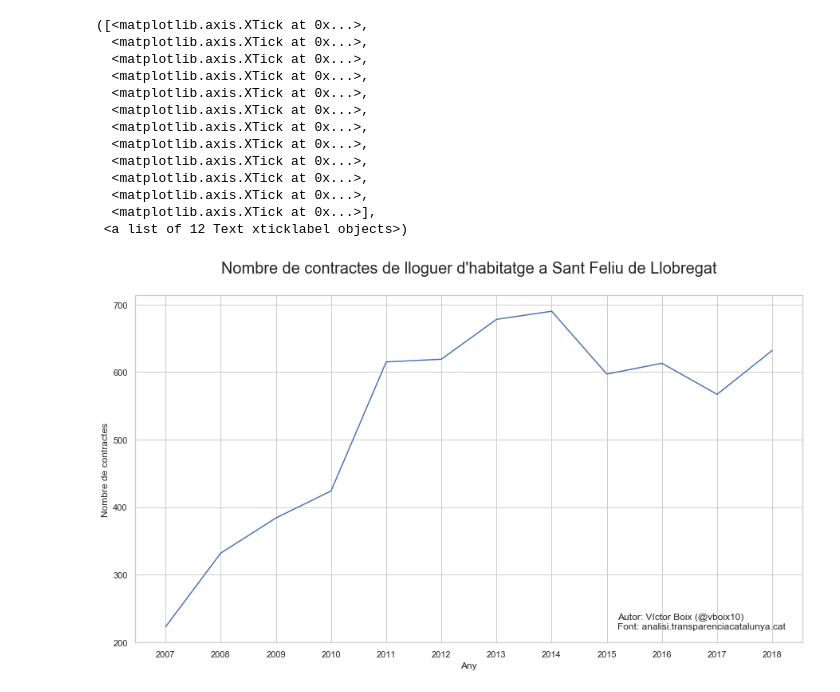
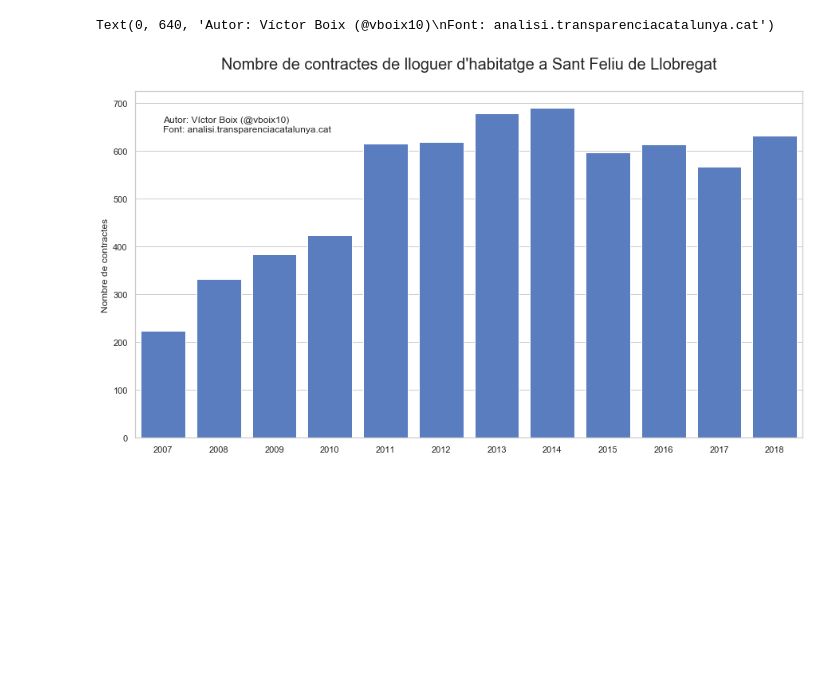
Before and after one commit to vboix2/SantFeliu, a Jupyter notebook: Habitatge/LloguerHabitatges.ipynb, the cells around one changed output. Saved outputs shown, nothing was run; the diff lists cells and outputs as text; code cells hidden in the pictures; blank space fills up the shorter version.

```diff
--- a/Habitatge/LloguerHabitatges.ipynb
+++ b/Habitatge/LloguerHabitatges.ipynb
@@ -7,18 +7,29 @@ import seaborn as sns
 # %%
 # Dades
 
-dades = pd.read_json('https://analisi.transparenciacatalunya.cat/resource/qww9-bvhh.json?codi_territorial=08211')
+dades = pd.read_json('https://analisi.transparenciacatalunya.cat/resource/qww9-bvhh.json?$limit=20000')
 # %%
-# Preparació dades
+# Preparació de dades
 
-# Selecció dades anuals
+# Selecció de dades anuals 2007-2018
 dades_anuals = dades.loc[dades['periode']=='gener-desembre',:]
-dades_anuals = dades_anuals.append(dades.iloc[22,])
 
-# Columna ipc
-ipc = [1.39, 1.42, 1.46, 1.47, 1.5, 1.54, 1.58, 1.59, 1.59, 1.59, 1.61, 1.63, 1.65]
-dades_anuals['ipc'] = ipc
+# Dades gener-setembre de 2019
+dades_2019 = dades.loc[dades['any']==2019,:]
+dades_cat = dades_anuals.append(dades_2019.loc[dades_2019['periode']=='gener-setembre',:])
 
-# Preu constant 2020
-dades_anuals['renda2020'] = dades_anuals['renda'] * 1.68 / dades_anuals['ipc']
+# Eliminar valors nuls
+dades_cat = dades_cat.loc[dades_cat['renda'].notna(),:]
+
+# Dades a Sant Feliu de Llobregat
+dades_sf = dades_cat.loc[dades_cat['codi_territorial']==8211,:]
+
+# Preu constant 2020 a Sant Feliu
+dades_sf = dades_sf.assign(ipc=[1.39, 1.42, 1.46, 1.47, 1.5, 1.54, 1.58, 1.59, 1.59, 1.59, 1.61, 1.63, 1.65])
+dades_sf['renda2020'] = 1.68 * dades_sf['renda'] / dades_sf['ipc']
+
+# Mitjana de preus de Catalunya
+dades_cat['pes'] = dades_cat['habitatges'] * dades_cat['renda']
+mitjana_cat = dades_cat.loc[:,['any', 'pes','habitatges']].groupby(['any'], as_index=False).sum()
+mitjana_cat['renda'] = mitjana_cat['pes'] / mitjana_cat['habitatges']
 # %%
@@ -53,26 +66,14 @@ plt.xticks(range(2007,2020))
 # %%
 # Visualització nombre de contractes
 
 sns.set(style="whitegrid")
 f, ax = plt.subplots(figsize=(15, 8))
 
-sns.lineplot(data=dades_anuals[:-1], x='any', y='habitatges')
-ax.set(xlabel='Any', ylabel="Nombre de contractes")
+sns.set_color_codes("muted")
+sns.barplot(data=dades_sf[:-1], x='any', y='habitatges', color='b')
+ax.set(xlabel='', ylabel="Nombre de contractes")
 ax.set_title("Nombre de contractes de lloguer d'habitatge a Sant Feliu de Llobregat\n", fontsize=20)
-plt.text(x=2015.2, y=220, s="Autor: Víctor Boix (@vboix10)\nFont: analisi.transparenciacatalunya.cat")
-plt.xticks(range(2007,2019))
+plt.text(x=0, y=640, s="Autor: Víctor Boix (@vboix10)\nFont: analisi.transparenciacatalunya.cat")
 # %% [output]
-([<matplotlib.axis.XTick at 0x...>,
-  <matplotlib.axis.XTick at 0x...>,
-  <matplotlib.axis.XTick at 0x...>,
-  <matplotlib.axis.XTick at 0x...>,
-  <matplotlib.axis.XTick at 0x...>,
-  <matplotlib.axis.XTick at 0x...>,
-  <matplotlib.axis.XTick at 0x...>,
-  <matplotlib.axis.XTick at 0x...>,
-  <matplotlib.axis.XTick at 0x...>,
-  <matplotlib.axis.XTick at 0x...>,
-  <matplotlib.axis.XTick at 0x...>,
-  <matplotlib.axis.XTick at 0x...>],
- <a list of 12 Text xticklabel objects>)
+Text(0, 640, 'Autor: Víctor Boix (@vboix10)\nFont: analisi.transparenciacatalunya.cat')
-[figure, old version]
+[figure, new version]
```
Also changed, not shown: parts of 1 cell of this notebook, 2 other files.
